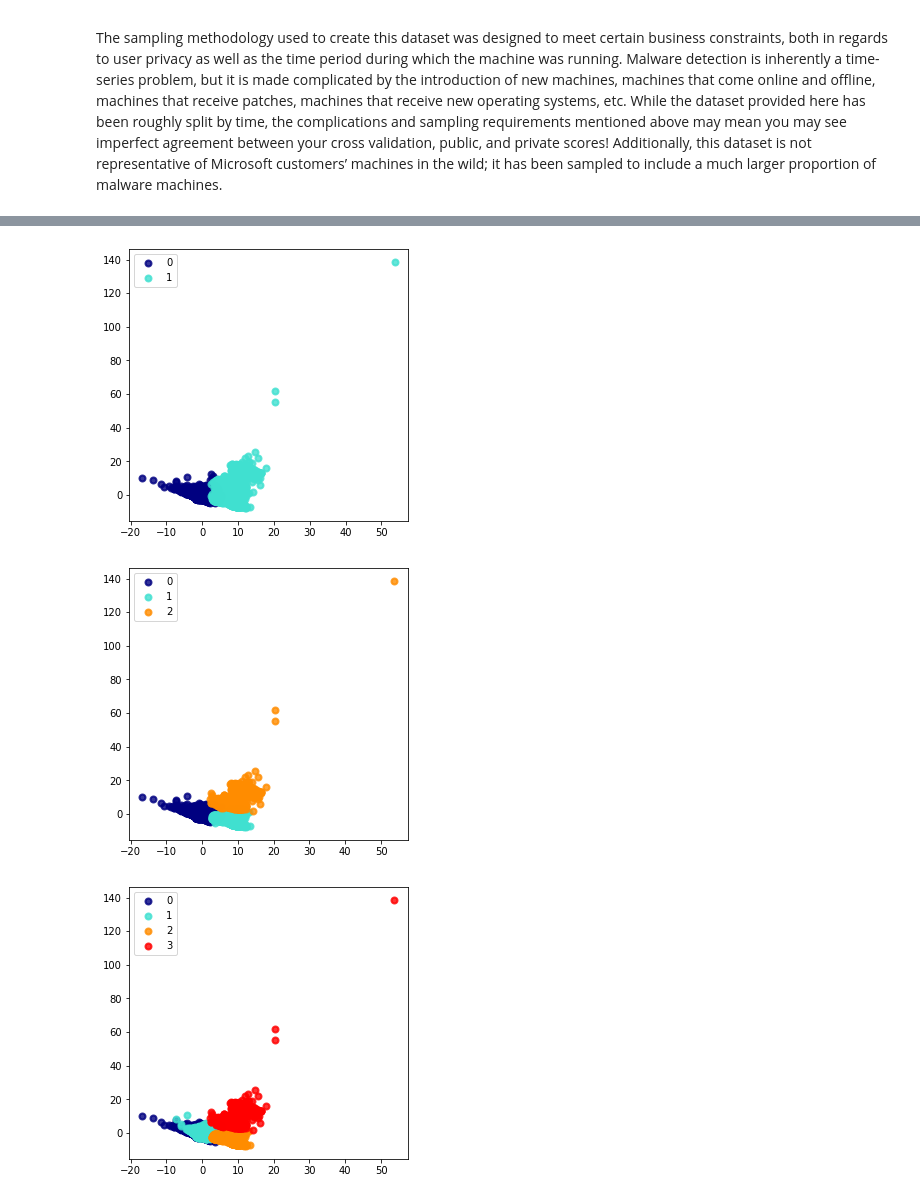
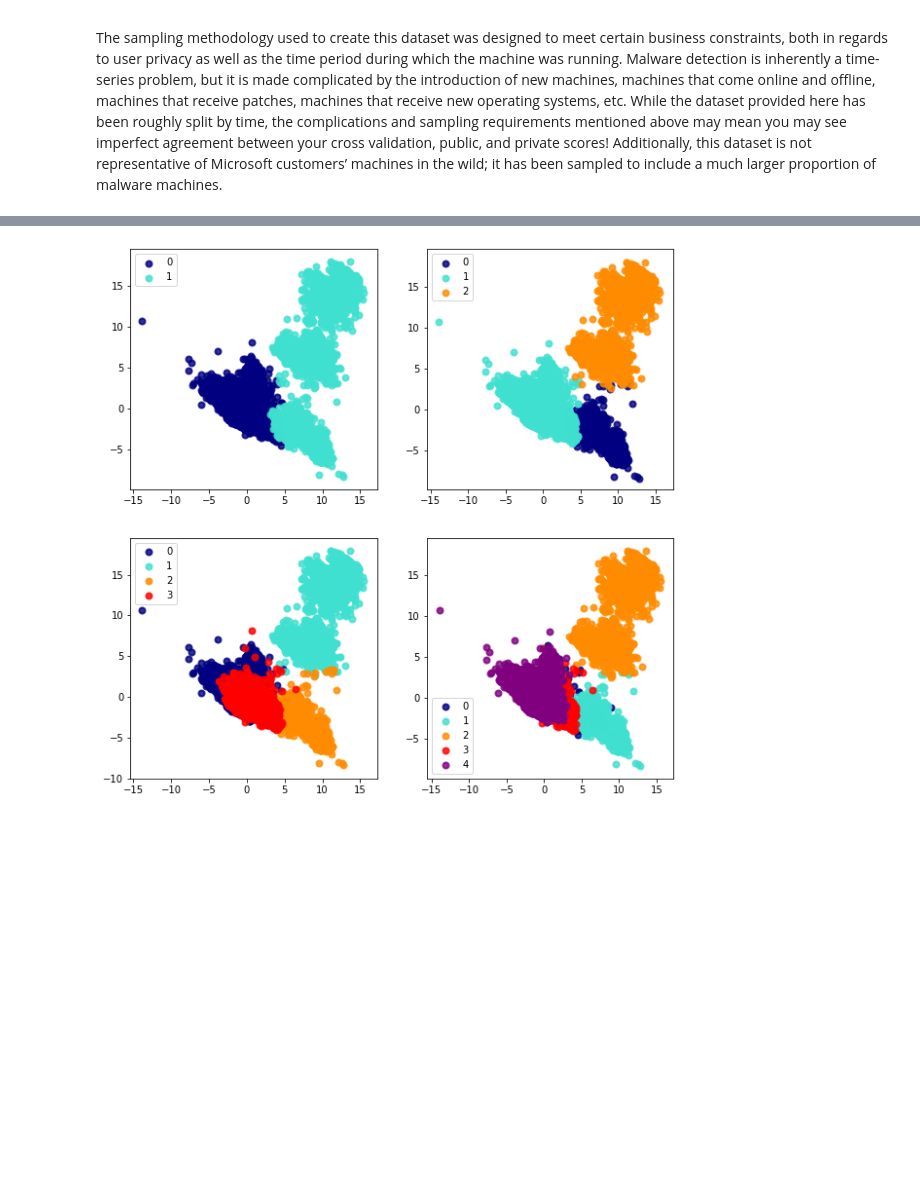
Before and after one commit to nugzar/mics-w207, a Jupyter notebook: w207_project.ipynb, the cells around one changed output, grey strips where cells are left out. Drawn from its saved outputs; the diff is of its cells as text; code cells hidden in the pictures; blank space fills up the shorter version.

```diff
--- a/w207_project.ipynb
+++ b/w207_project.ipynb
@@ -636,5 +191,5 @@ dtype: int64
 # %%
-model = PCA(n_components=50)
+model = PCA(n_components=10)
 pca_results = np.array(model.fit_transform(full_features))
 
 # We need cumulative sums by components
@@ -663,10 +211,10 @@ k = 50  Variance = 1.0000000000000042
 # %%
 # Shuffle the data
-np.random.seed(0)
+# np.random.seed(0)
 shuffle = np.random.permutation(np.arange(full_features.shape[0]))
 
 train_features, test_features, train_labels, test_labels = \
-    train_test_split(full_features.values[shuffle], full_labels.values[shuffle], train_size=0.90)
+    train_test_split(full_features.values[shuffle], full_labels.values[shuffle], train_size=0.80)
 
 print (train_features.shape, test_features.shape, train_labels.shape, test_labels.shape)
 # %% [output]
@@ -679,9 +227,10 @@ normalized_train_features = scaler.transform(train_features)
 normalized_test_features = scaler.transform(test_features)
 # %%
 # PCA = 2 gives us 0.999+ accuracy, but let's choose at least 10 for number of components
-model = PCA(n_components=20)
-train_pca = np.array(model.fit_transform(train_features))
-test_pca = np.array(model.transform(test_features))
+model = PCA(n_components=10)
+
+train_pca = np.array(model.fit_transform(normalized_train_features))
+test_pca = np.array(model.transform(normalized_test_features))
 
 print (train_pca.shape, test_pca.shape)
 # %% [output]
@@ -689,12 +238,3 @@ print (train_pca.shape, test_pca.shape)
-# %%
-# Let's use feature regularization
-# We will use them in regressions and gradients
-
-scaler = StandardScaler()
-scaler.fit(train_pca)
-
-normalized_train_pca = scaler.transform(train_pca)
-normalized_test_pca = scaler.transform(test_pca)
 # %%
 model = PCA(n_components=2)
 
@@ -724,25 +264,25 @@ for i in range(2):
 # %%
 # Apply k-means + PCA + plot
 
 from sklearn.cluster import KMeans
 
+plot_data_length = 200000
 colors = ['navy', 'turquoise', 'darkorange', 'red', 'purple', 'green', 'black']
 
-for k in range(2,5):
+fig, ax = plt.subplots(2,2,figsize=(10,10))
+
+for k in range(2,6):
     # Fit the training data to a k-means clustering estimator model
-    kmeans = KMeans(n_clusters=k).fit(train_pca)
+    kmeans = KMeans(n_clusters=k).fit(train_pca[:plot_data_length])
 
     # Retrieve the labels assigned to each training sample
     kmeans_y = kmeans.labels_
 
-    plt.figure(figsize=(5,5))
     for color, cat in zip(colors, range(k)):
-        plt.scatter(train_pca[kmeans_y==cat, 0],
-                train_pca[kmeans_y==cat, 1],
-                color=color, alpha=.8, lw=2, label=cat)
-    plt.legend(loc='best', shadow=False, scatterpoints=1)
-    plt.show()
+        p = ax[0 if k < 4 else 1,k % 2]
+        p.scatter(train_pca[:plot_data_length][kmeans_y==cat, 0],
+            train_pca[:plot_data_length][kmeans_y==cat, 1],
+            color=color, alpha=.8, lw=2, label=cat)
+        p.legend(loc='best', shadow=False, scatterpoints=1)
 # %% [output]
-[figure, old version]
+[figure, new version]
-[figure, removed]
-[figure, removed]
```
Also changed, not shown: parts of 53 cells of this notebook, 1 other file.
